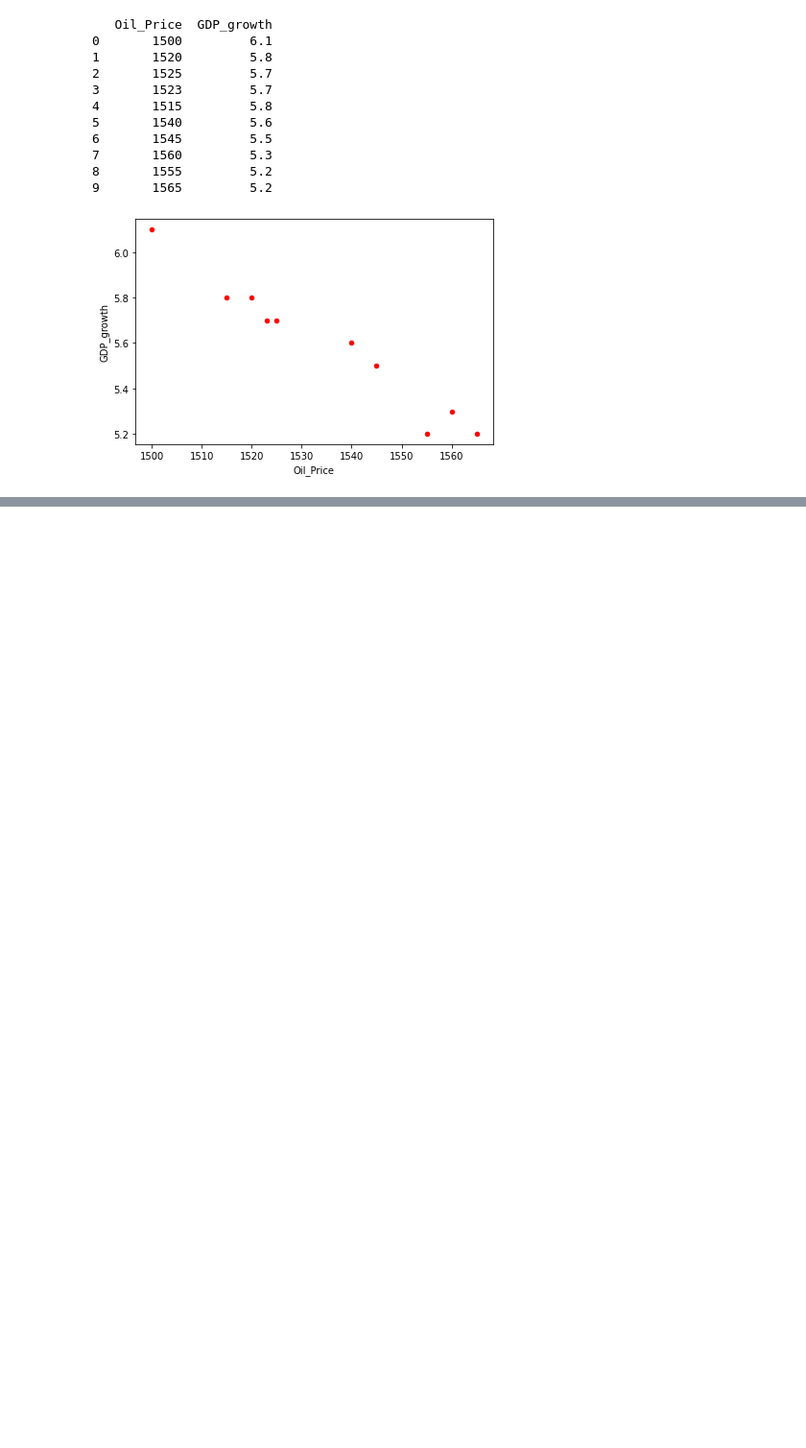
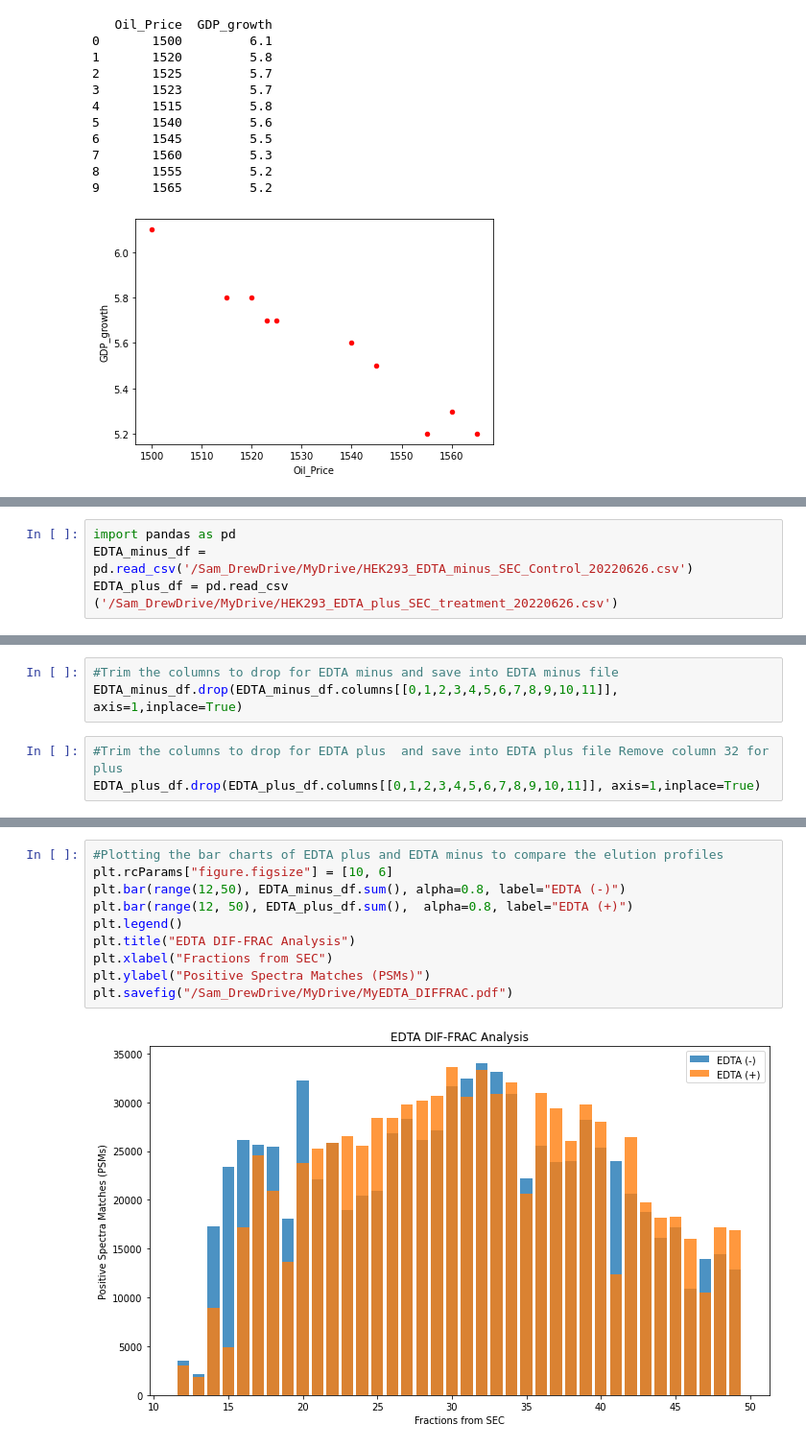
Before and after one commit to deejayprof/Adejumo-Samson-ssbc, a Jupyter notebook: Metal_Samson.ipynb, the cells around one changed output, grey strips where cells are left out. Shown at 96% size. Drawn from its saved outputs; the diff is of its cells as text; blank space fills up the shorter version.

```diff
--- a/Metal_Samson.ipynb
+++ b/Metal_Samson.ipynb
@@ -69,0 +115,4 @@ plt.show()
+# %%
+import pandas as pd
+EDTA_minus_df = pd.read_csv('/Sam_DrewDrive/MyDrive/HEK293_EDTA_minus_SEC_Control_20220626.csv')
+EDTA_plus_df = pd.read_csv ('/Sam_DrewDrive/MyDrive/HEK293_EDTA_plus_SEC_treatment_20220626.csv')
@@ -69,0 +151,6 @@ plt.show()
+# %%
+#Trim the columns to drop for EDTA minus and save into EDTA minus file
+EDTA_minus_df.drop(EDTA_minus_df.columns[[0,1,2,3,4,5,6,7,8,9,10,11]], axis=1,inplace=True)
+# %%
+#Trim the columns to drop for EDTA plus  and save into EDTA plus file Remove column 32 for plus
+EDTA_plus_df.drop(EDTA_plus_df.columns[[0,1,2,3,4,5,6,7,8,9,10,11]], axis=1,inplace=True)
@@ -69,0 +197,12 @@ plt.show()
+# %%
+#Plotting the bar charts of EDTA plus and EDTA minus to compare the elution profiles
+plt.rcParams["figure.figsize"] = [10, 6]
+plt.bar(range(12,50), EDTA_minus_df.sum(), alpha=0.8, label="EDTA (-)")
+plt.bar(range(12, 50), EDTA_plus_df.sum(),  alpha=0.8, label="EDTA (+)")
+plt.legend()
+plt.title("EDTA DIF-FRAC Analysis")
+plt.xlabel("Fractions from SEC")
+plt.ylabel("Positive Spectra Matches (PSMs)")
+plt.savefig("/Sam_DrewDrive/MyDrive/MyEDTA_DIFFRAC.pdf")
+# %% [output]
+[figure, added]
```
Also changed, not shown: parts of 164 cells of this notebook.
